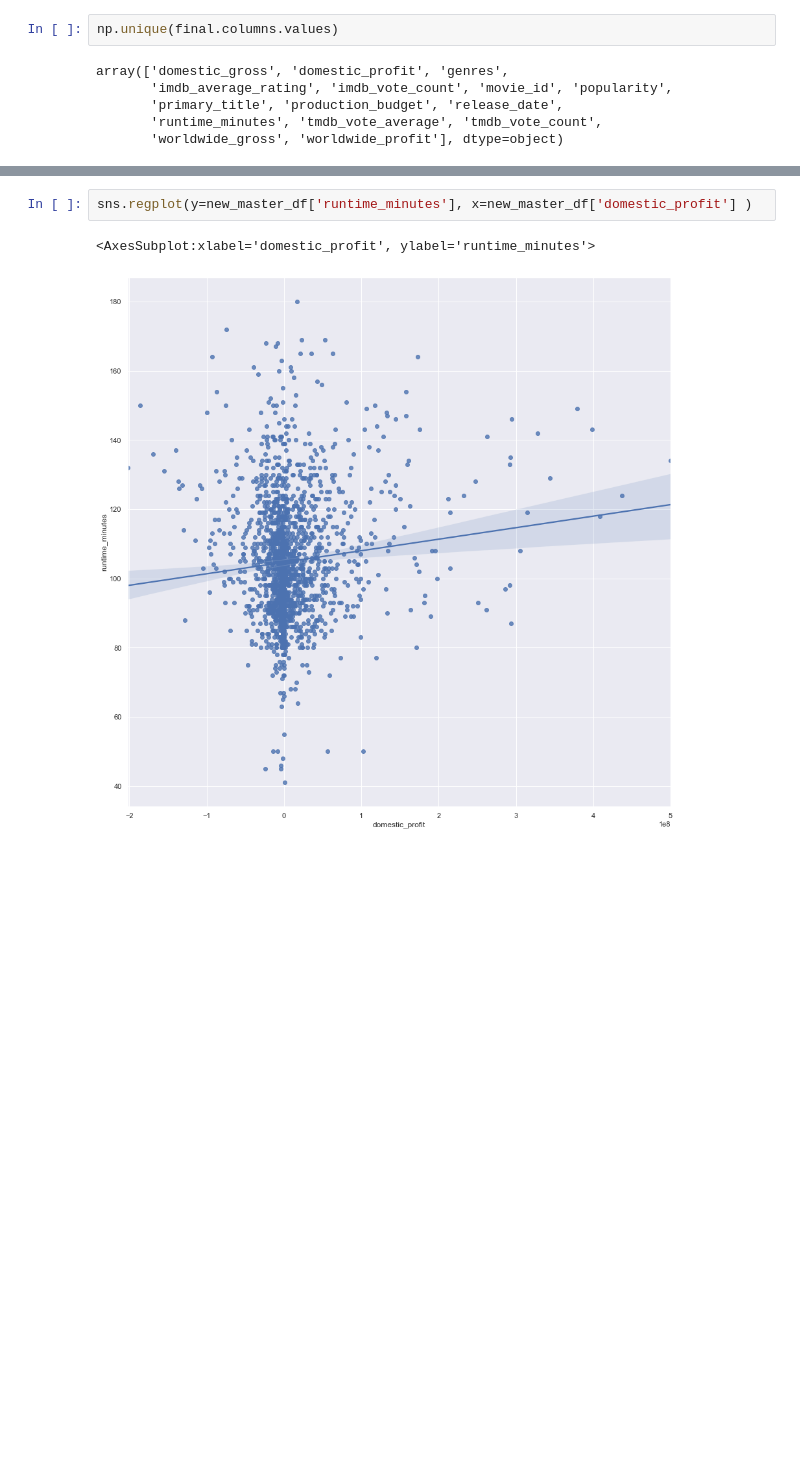
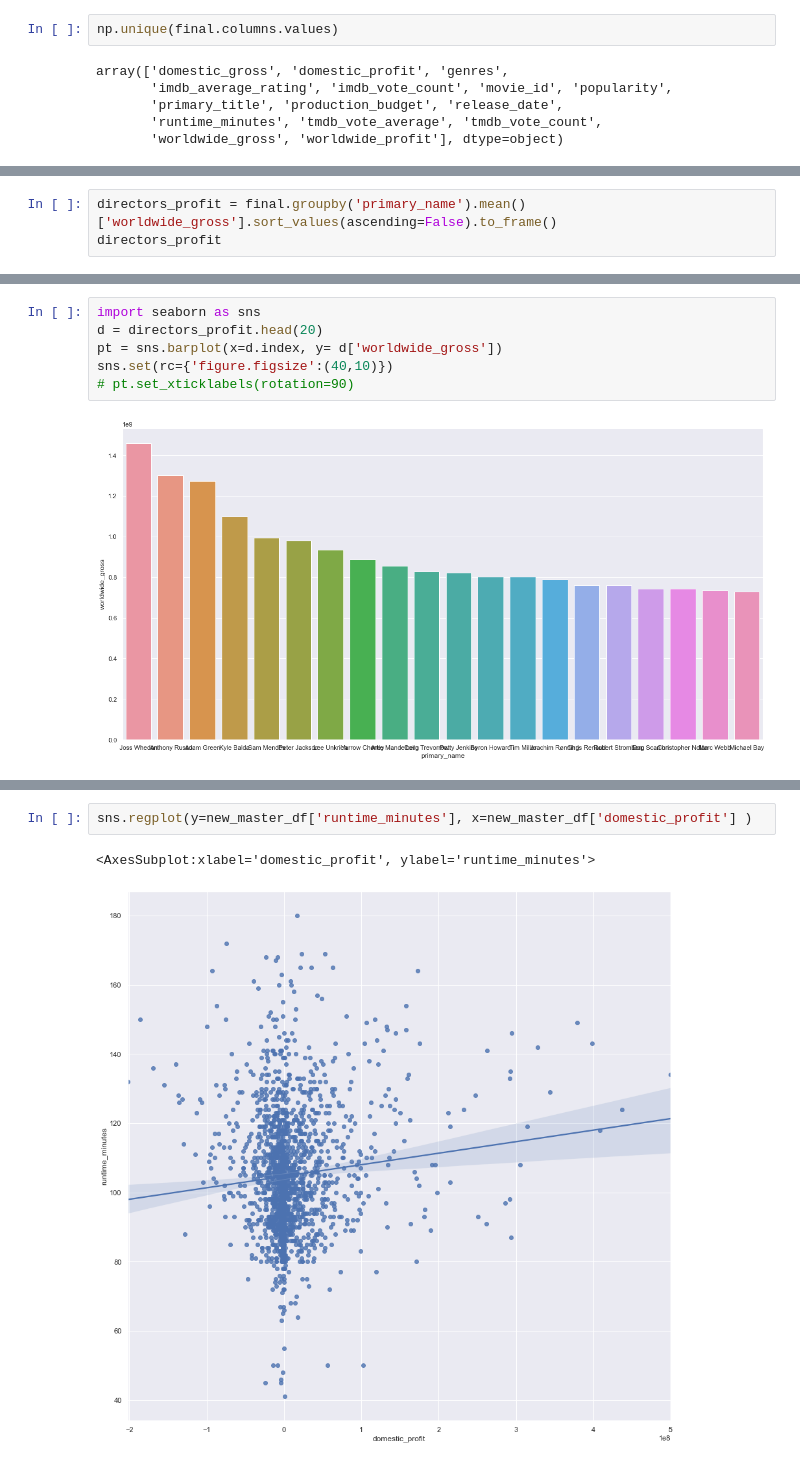
Before and after one commit to abwilliamss/AIAcademy-capstone, a Jupyter notebook: abby.ipynb, the cells around one changed output, grey strips where cells are left out. Cells and saved outputs as stored; diff of their text form; blank space fills up the shorter version.

```diff
--- a/abby.ipynb
+++ b/abby.ipynb
@@ -210,0 +246,3 @@ final
+# %%
+directors_profit = final.groupby('primary_name').mean()['worldwide_gross'].sort_values(ascending=False).to_frame()
+directors_profit
@@ -211 +264,9 @@ final
+# %%
+import seaborn as sns
+d = directors_profit.head(20)
+pt = sns.barplot(x=d.index, y= d['worldwide_gross'])
+sns.set(rc={'figure.figsize':(40,10)})
+# pt.set_xticklabels(rotation=90)
+# %% [output]
+[figure, added]
 # %%
```
Also changed, not shown: parts of 17 cells of this notebook.
